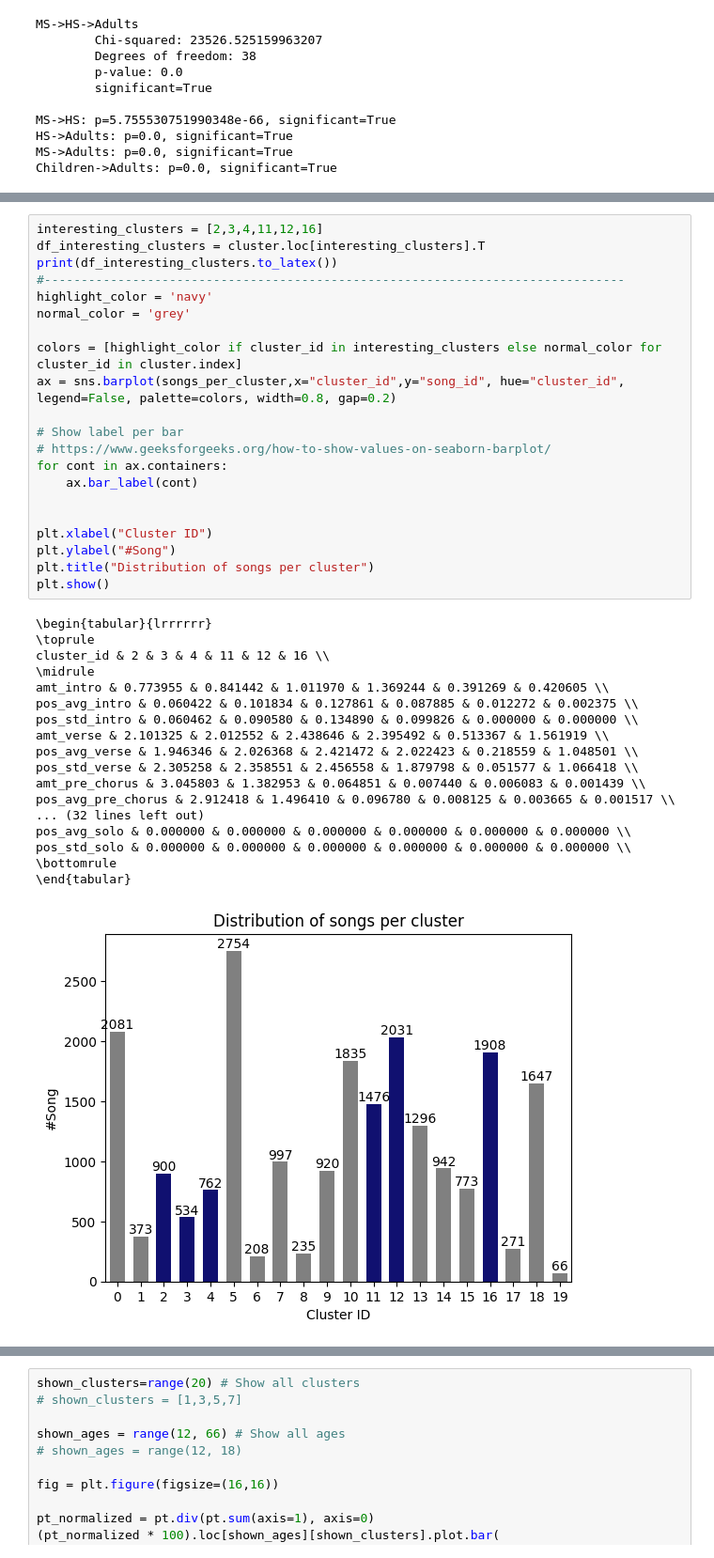
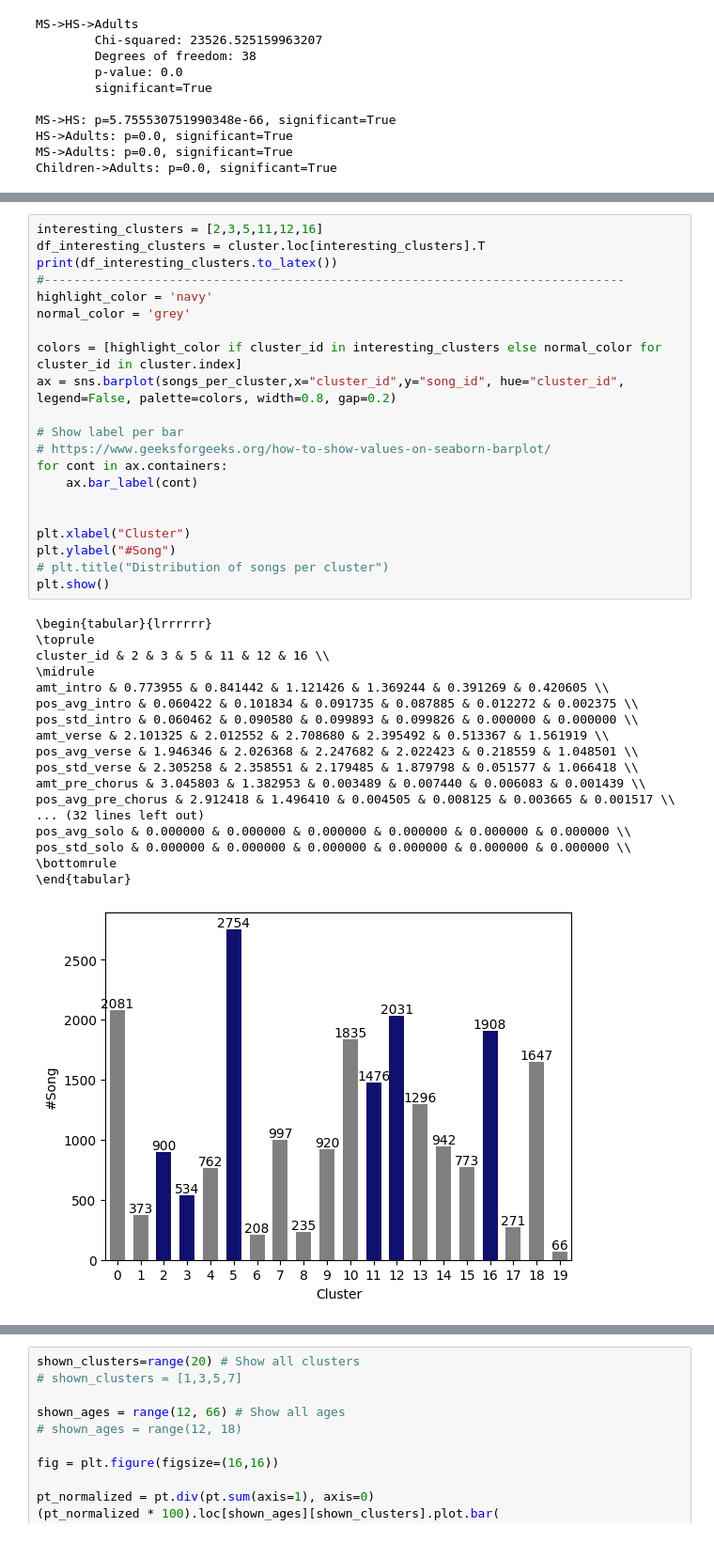
Before and after one commit to sbakker6/MusicRSAndChildren, a Jupyter notebook: analysis.ipynb, the cells around one changed output, grey strips where cells are left out. Shown: that part at 94% size. Cells and saved outputs as stored; diff of their text form.

```diff
--- a/analysis.ipynb
+++ b/analysis.ipynb
@@ -261,40 +293,40 @@ plt.show()
 # %%
-interesting_clusters = [2,3,4,11,12,16]
+interesting_clusters = [2,3,5,11,12,16]
 df_interesting_clusters = cluster.loc[interesting_clusters].T
 print(df_interesting_clusters.to_latex())
 #-------------------------------------------------------------------------------
 highlight_color = 'navy'
 normal_color = 'grey'
 
 colors = [highlight_color if cluster_id in interesting_clusters else normal_color for cluster_id in cluster.index]
 ax = sns.barplot(songs_per_cluster,x="cluster_id",y="song_id", hue="cluster_id", legend=False, palette=colors, width=0.8, gap=0.2)
 
 # Show label per bar
 # https://www.geeksforgeeks.org/how-to-show-values-on-seaborn-barplot/
 for cont in ax.containers:
     ax.bar_label(cont)
 
 
-plt.xlabel("Cluster ID")
+plt.xlabel("Cluster")
 plt.ylabel("#Song")
-plt.title("Distribution of songs per cluster")
+# plt.title("Distribution of songs per cluster")
 plt.show()
 # %% [output]
 \begin{tabular}{lrrrrrr}
 \toprule
-cluster_id & 2 & 3 & 4 & 11 & 12 & 16 \\
+cluster_id & 2 & 3 & 5 & 11 & 12 & 16 \\
 \midrule
-amt_intro & 0.773955 & 0.841442 & 1.011970 & 1.369244 & 0.391269 & 0.420605 \\
-pos_avg_intro & 0.060422 & 0.101834 & 0.127861 & 0.087885 & 0.012272 & 0.002375 \\
-pos_std_intro & 0.060462 & 0.090580 & 0.134890 & 0.099826 & 0.000000 & 0.000000 \\
-amt_verse & 2.101325 & 2.012552 & 2.438646 & 2.395492 & 0.513367 & 1.561919 \\
-pos_avg_verse & 1.946346 & 2.026368 & 2.421472 & 2.022423 & 0.218559 & 1.048501 \\
-pos_std_verse & 2.305258 & 2.358551 & 2.456558 & 1.879798 & 0.051577 & 1.066418 \\
-amt_pre_chorus & 3.045803 & 1.382953 & 0.064851 & 0.007440 & 0.006083 & 0.001439 \\
-pos_avg_pre_chorus & 2.912418 & 1.496410 & 0.096780 & 0.008125 & 0.003665 & 0.001517 \\
+amt_intro & 0.773955 & 0.841442 & 1.121426 & 1.369244 & 0.391269 & 0.420605 \\
+pos_avg_intro & 0.060422 & 0.101834 & 0.091735 & 0.087885 & 0.012272 & 0.002375 \\
+pos_std_intro & 0.060462 & 0.090580 & 0.099893 & 0.099826 & 0.000000 & 0.000000 \\
+amt_verse & 2.101325 & 2.012552 & 2.708680 & 2.395492 & 0.513367 & 1.561919 \\
+pos_avg_verse & 1.946346 & 2.026368 & 2.247682 & 2.022423 & 0.218559 & 1.048501 \\
+pos_std_verse & 2.305258 & 2.358551 & 2.179485 & 1.879798 & 0.051577 & 1.066418 \\
+amt_pre_chorus & 3.045803 & 1.382953 & 0.003489 & 0.007440 & 0.006083 & 0.001439 \\
+pos_avg_pre_chorus & 2.912418 & 1.496410 & 0.004505 & 0.008125 & 0.003665 & 0.001517 \\
 ... (32 lines left out)
 pos_avg_solo & 0.000000 & 0.000000 & 0.000000 & 0.000000 & 0.000000 & 0.000000 \\
 pos_std_solo & 0.000000 & 0.000000 & 0.000000 & 0.000000 & 0.000000 & 0.000000 \\
 \bottomrule
 \end{tabular}
-[figure, old version]
+[figure, new version]
```
Also changed, not shown: parts of 7 cells of this notebook.
